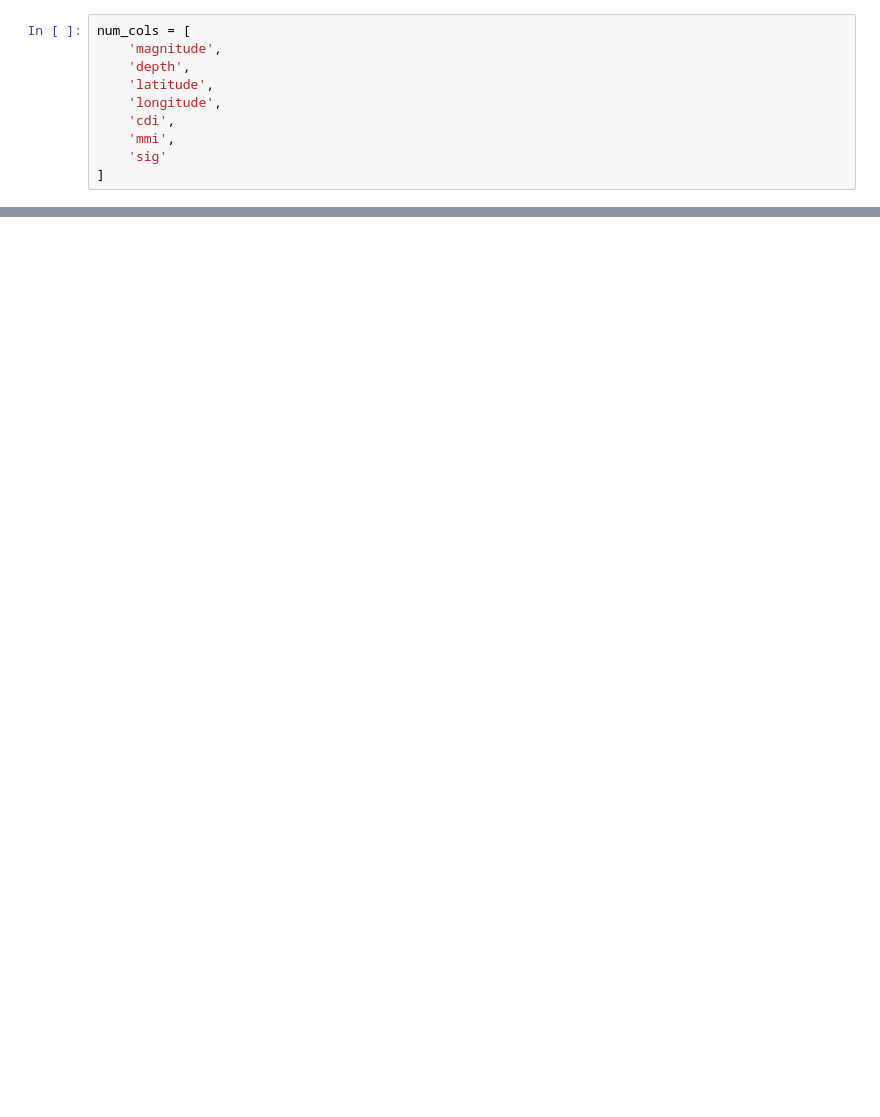
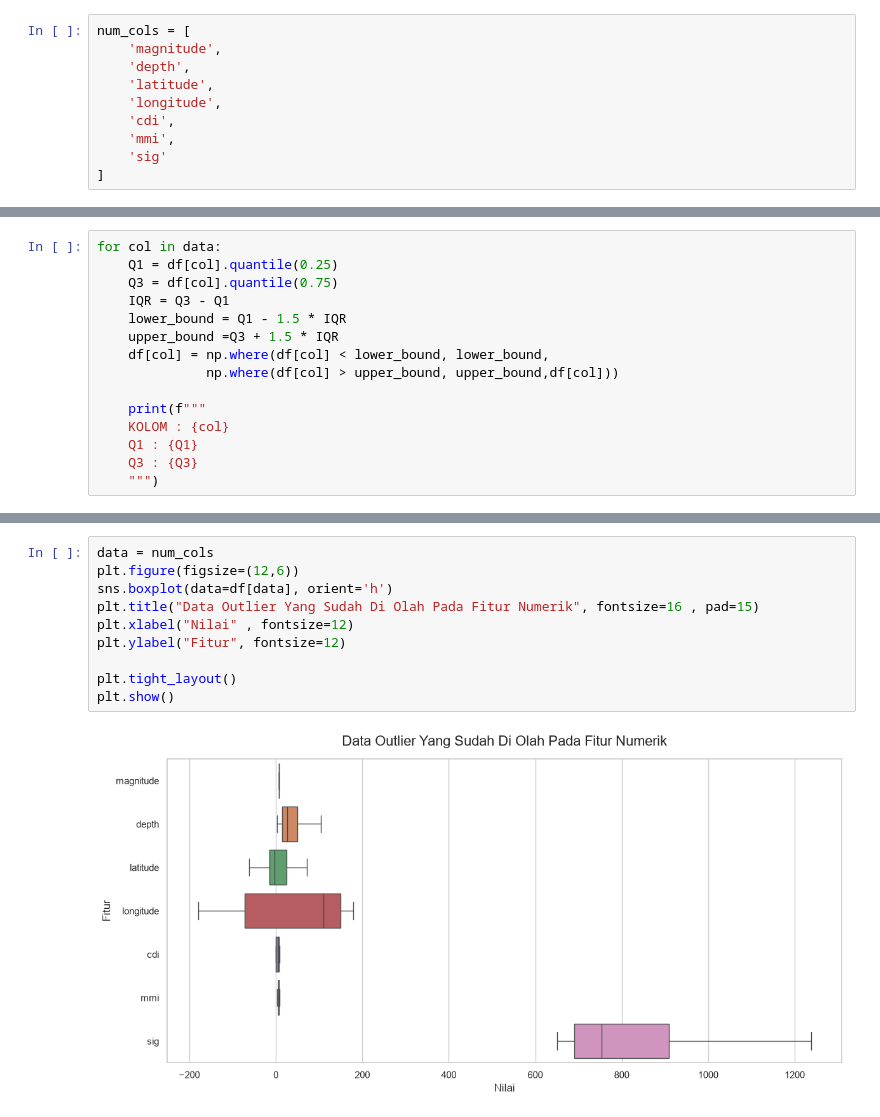
Before and after one commit to livetzy/LearnDC, a Jupyter notebook: DataTsunami.ipynb, the cells around one changed output, grey strips where cells are left out. Drawn from its saved outputs; the diff is of its cells as text; blank space fills up the shorter version.

```diff
--- a/DataTsunami.ipynb
+++ b/DataTsunami.ipynb
@@ -118,0 +112,15 @@ for col in data:
+# %%
+for col in data:
+    Q1 = df[col].quantile(0.25)
+    Q3 = df[col].quantile(0.75)
+    IQR = Q3 - Q1
+    lower_bound = Q1 - 1.5 * IQR
+    upper_bound =Q3 + 1.5 * IQR
+    df[col] = np.where(df[col] < lower_bound, lower_bound,
+              np.where(df[col] > upper_bound, upper_bound,df[col]))
+
+    print(f"""
+    KOLOM : {col}
+    Q1 : {Q1}
+    Q3 : {Q3}
+    """)
@@ -118,0 +145,12 @@ for col in data:
+# %%
+data = num_cols
+plt.figure(figsize=(12,6))
+sns.boxplot(data=df[data], orient='h')
+plt.title("Data Outlier Yang Sudah Di Olah Pada Fitur Numerik", fontsize=16 , pad=15)
+plt.xlabel("Nilai" , fontsize=12)
+plt.ylabel("Fitur", fontsize=12)
+
+plt.tight_layout()
+plt.show()
+# %% [output]
+[figure, added]
```
Also changed, not shown: parts of 3 cells of this notebook, 1 other file.
